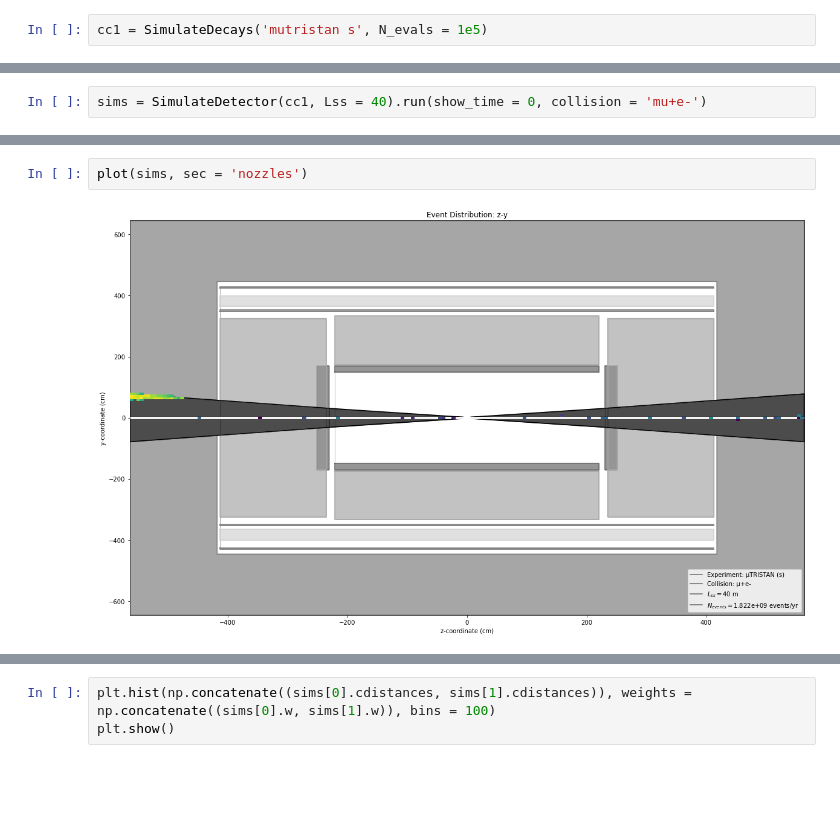
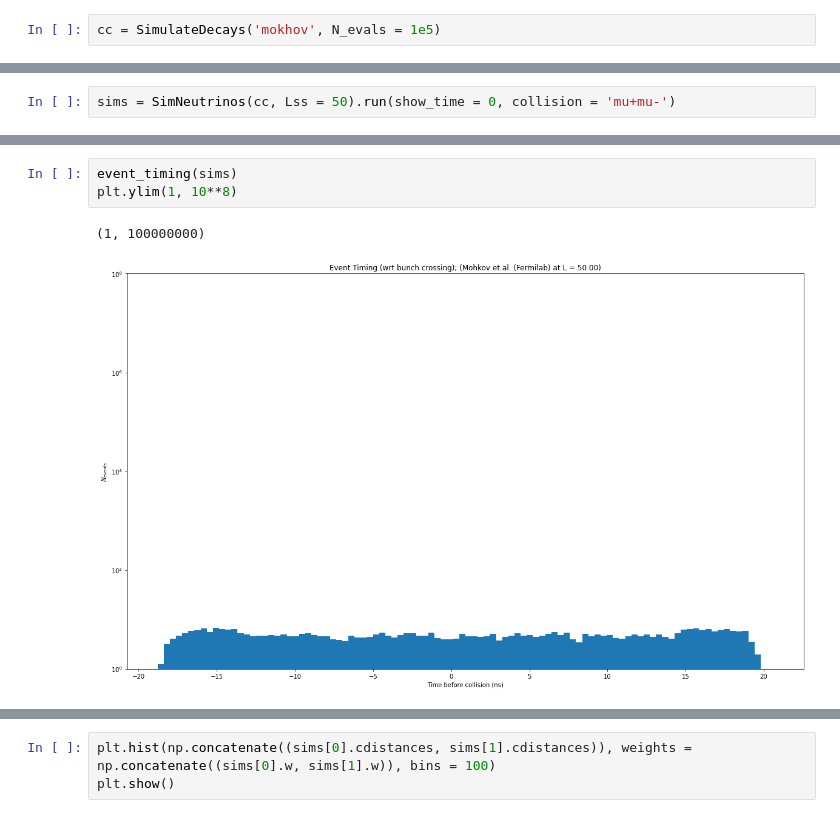
Before and after one commit to mhostert/BIN_MC, a Jupyter notebook: events.ipynb, the cells around one changed output, grey strips where cells are left out. Drawn from its saved outputs; the diff is of its cells as text; blank space fills up the shorter version.

```diff
--- a/events.ipynb
+++ b/events.ipynb
@@ -7,3 +10,3 @@ from nuflux.detgeo import SimulateDecays, SimulateDetector, check_mem, plot, phi
 # %%
-cc1 = SimulateDecays('mutristan s', N_evals = 1e5)
+cc = SimulateDecays('mokhov', N_evals = 1e5)
 # %% [output]
@@ -12,3 +15,3 @@ Simulation: μTRISTAN (s) parameter set with 1.000e+05 evaluations
 # %%
-sims = SimulateDetector(cc1, Lss = 40).run(show_time = 0, collision = 'mu+e-')
+sims = SimNeutrinos(cc, Lss = 50).run(show_time = 0, collision = 'mu+mu-')
 # %% [output]
@@ -41,5 +54,7 @@ plot_det('det_v2', ax)
 # %%
-plot(sims, sec = 'nozzles')
+event_timing(sims)
+plt.ylim(1, 10**8)
 # %% [output]
+(1, 100000000)
-[figure, old version]
+[figure, new version]
 # %%
```
Also changed, not shown: parts of 9 cells of this notebook, 3 other files.
